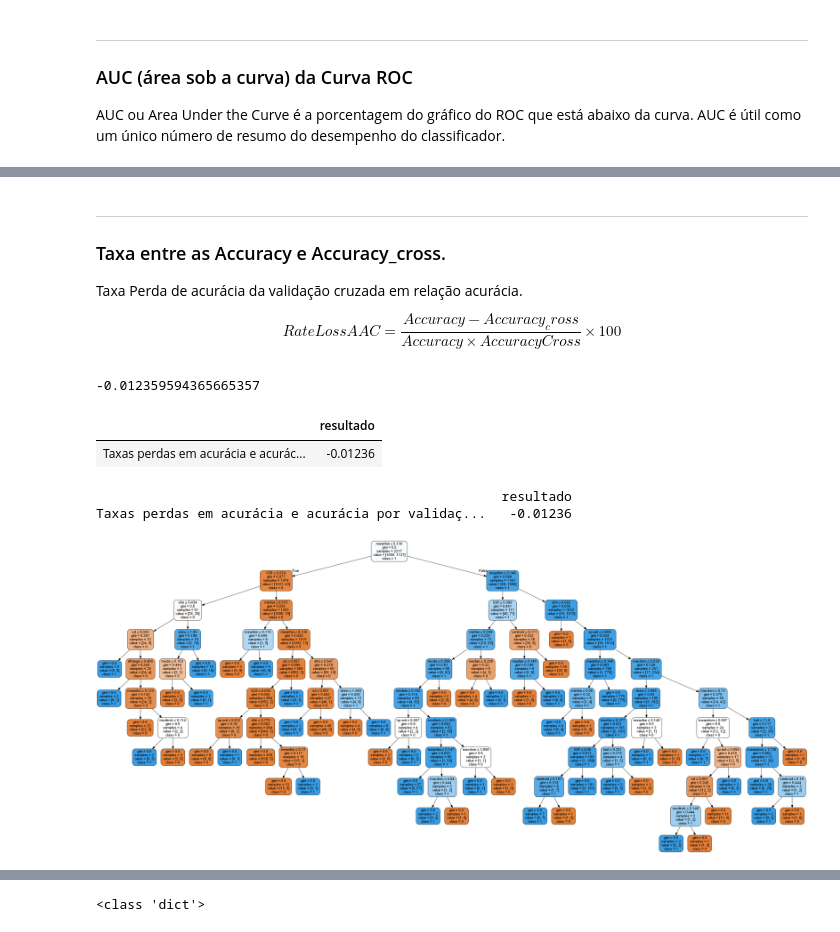
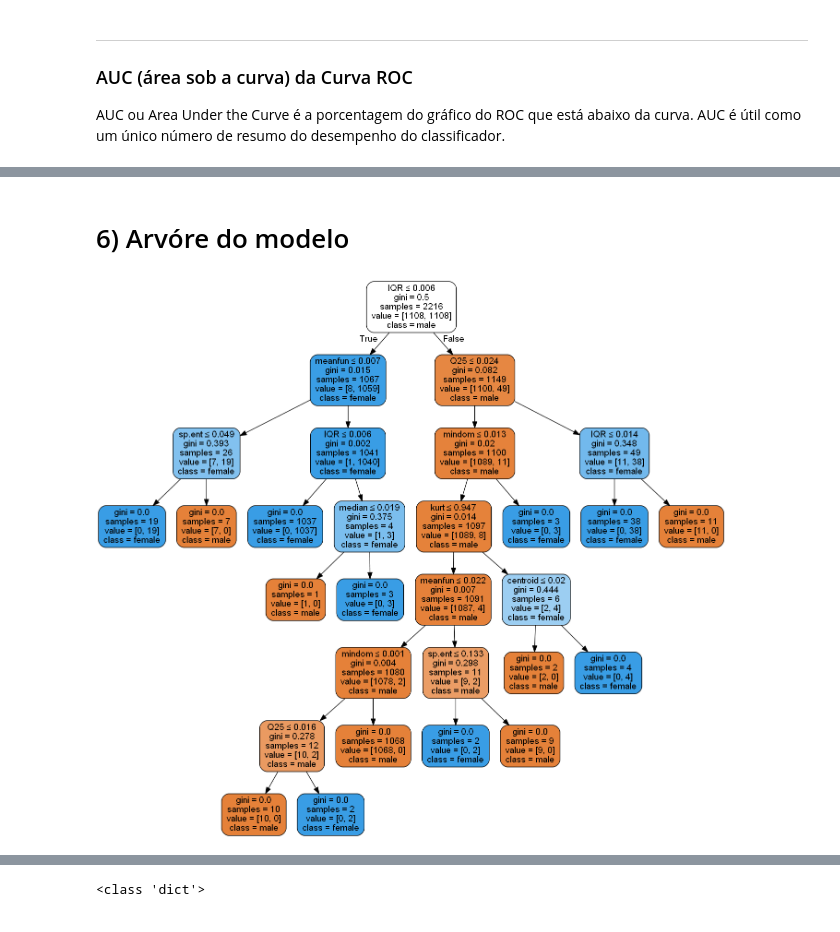
Before and after one commit to joctal/tcc, a Jupyter notebook: TCC_CART.ipynb, the cells around one changed output, grey strips where cells are left out. Saved outputs shown, nothing was run; the diff lists cells and outputs as text; code cells hidden in the pictures.

```diff
--- a/TCC_CART.ipynb
+++ b/TCC_CART.ipynb
@@ -88,4 +32,0 @@ plt.show()
-# %%
-plt.rcParams['figure.figsize'] = (10,10)
-dataset[colunas[6 *3 :6 * 4]].plot(kind='box', subplots=True, layout=(3,3), sharex=False, sharey=False)
-plt.show()
@@ -265,0 +40,12 @@ X_train_norm.shape , X_test_norm.shape
+# %%
+output = ".\\baseDados\\voice_treino_test.pk"
+# %%
+dic_base_treino_file = pickle.load(open( output, "rb" ))
+# %%
+y_train = dic_base_treino_file['y_train']
+y_test = dic_base_treino_file['y_test']
+X_train = dic_base_treino_file['X_train_norm']
+X_test = dic_base_treino_file['X_test_norm']
+feature_cols =  dic_base_treino_file['feature_cols']
+
+print(feature_cols)
@@ -656,37 +421,18 @@ Acurácia por validação cruzada   0.951753
-# %% [markdown]
----
-### Taxa entre as Accuracy e Accuracy_cross.
-Taxa Perda de acurácia da validação cruzada em relação acurácia.
-
-$$ RateLossAAC = \frac{Accuracy - Accuracy_cross }{Accuracy \times AccuracyCross} \times 100$$
-# %%
-print((Accuracy - accuracy_cross)/ Accuracy * accuracy_cross * 100)
-RateLossAAC = (Accuracy - accuracy_cross)/ Accuracy * accuracy_cross * 100
-# %% [output]
--0.012359594365665357
-# %%
-dfRateLossAAC = pandas.DataFrame(RateLossAAC, index = ['Taxas perdas em acurácia e acurácia por validação cruzada'], columns = ['resultado'] )
-dfRateLossAAC
-# %% [output]
-|  | resultado |
-| Taxas perdas em acurácia e acurác... | -0.01236 |
-# %%
-print(dfRateLossAAC)
-# %% [output]
-                                                    resultado
-Taxas perdas em acurácia e acurácia por validaç...   -0.01236
+# %% [markdown]
+# 6) Arvóre do modelo
 # %%
 from sklearn.tree import export_graphviz
 from sklearn.externals.six import StringIO
 from IPython.display import Image
 import pydotplus
 
+
 dot_data = StringIO()
 export_graphviz(classifier, out_file=dot_data,
                 filled=True, rounded=True,
-                special_characters=True,feature_names = feature_cols,class_names=['0','1'])
+                special_characters=True,feature_names = feature_cols,class_names=['male','female'])
 graph = pydotplus.graph_from_dot_data(dot_data.getvalue())
 graph.write_png('vozes.png')
 Image(graph.create_png())
 # %% [output]
-[figure, old version]
+[figure, new version]
```
Also changed, not shown: parts of 146 cells of this notebook, 15 other files.
